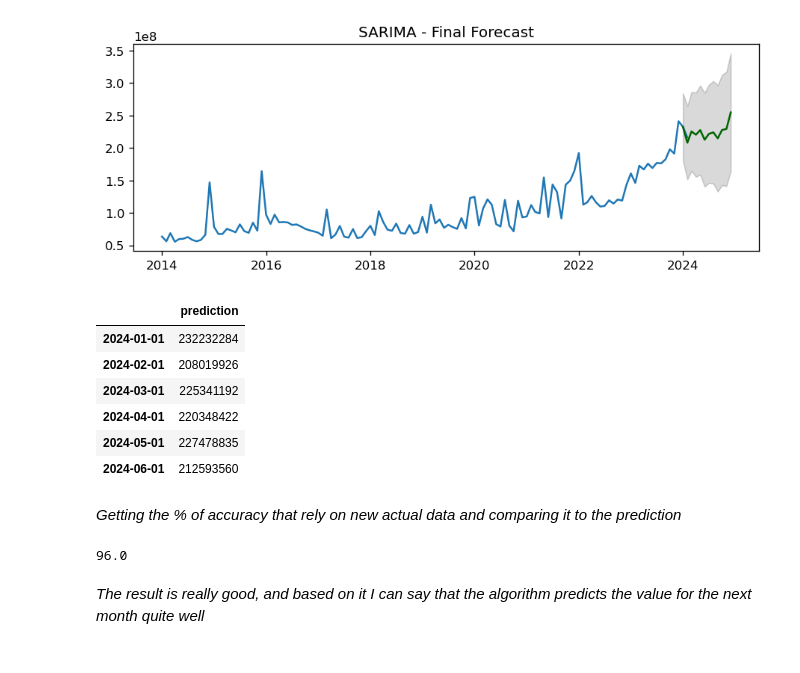
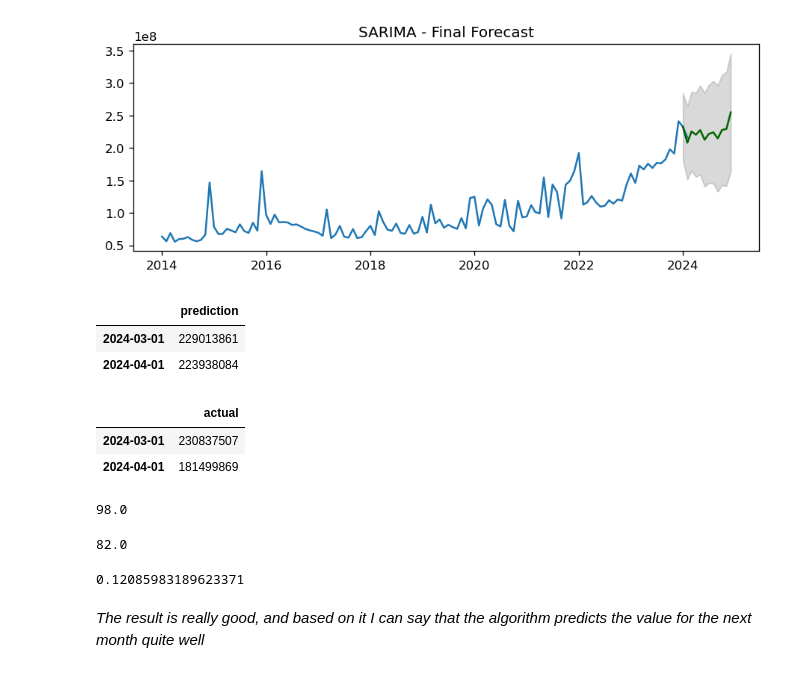
Before and after one commit to Nevers15/ARIMA, a Jupyter notebook: ARIMA for Time Series Forecasting.ipynb, the cells around one changed output. Saved outputs shown, nothing was run; the diff lists cells and outputs as text; code cells hidden in the pictures.

```diff
--- a/ARIMA for Time Series Forecasting.ipynb
+++ b/ARIMA for Time Series Forecasting.ipynb
@@ -347,21 +357,30 @@ plt.show()
 # %%
 SARIMA = pd.DataFrame(fitted.astype(int), columns=['prediction'])
-SARIMA.head(6)
+SARIMA.head(2)
 # %% [output]
 |  | prediction |
-| 2024-01-01 | 232232284 |
-| 2024-02-01 | 208019926 |
-| 2024-03-01 | 225341192 |
-| 2024-04-01 | 220348422 |
-| 2024-05-01 | 227478835 |
-| 2024-06-01 | 212593560 |
+| 2024-03-01 | 229013861 |
+| 2024-04-01 | 223938084 |
-# %% [markdown]
-*Getting the % of accuracy that rely on new actual data and comparing it to the prediction*
+# %%
+actual.tail(2)
+# %% [output]
+|  | actual |
+| 2024-03-01 | 230837507 |
+| 2024-04-01 | 181499869 |
 # %%
-actual = pd.DataFrame(index = ['2024-04-01'], data = [230008352]).astype('int32')
-round(SARIMA.loc['2024-04-01']['prediction'] / actual.loc['2024-04-01'][0] * 100, 0)
+march = pd.DataFrame(index = ['2024-03-01'], data = [230837507]).astype('int32')
+round(SARIMA.loc['2024-03-01']['prediction'] / march.loc['2024-03-01'][0] * 100, 0)
 # %% [output]
-96.0
+98.0
+# %%
+april = pd.DataFrame(index = ['2024-04-01'], data = [181499869]).astype('int32')
+round((april.loc['2024-04-01'][0] / SARIMA.loc['2024-04-01']['prediction']) * 100, 0)
+# %% [output]
+82.0
+# %%
+mean_absolute_percentage_error(actual.tail(2), SARIMA.head(2))
+# %% [output]
+0.12085983189623371
 # %% [markdown]
 *The result is really good, and based on it I can say that the algorithm predicts the value for the next month quite well*
 # %% [markdown]
```
Also changed, not shown: parts of 5 cells of this notebook.
